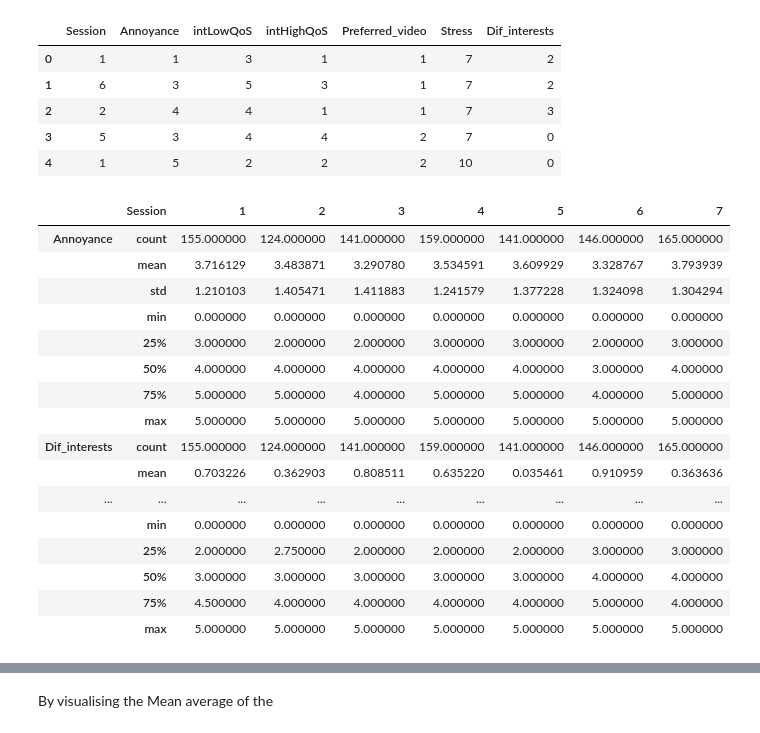
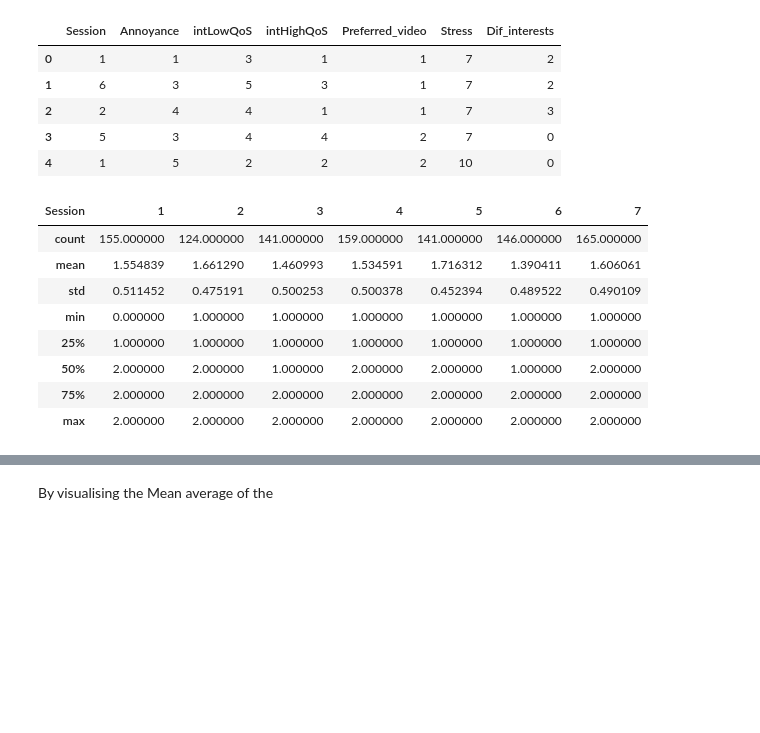
Before and after one commit to aliamin7/QoE-experiment-Data-Analysis, a Jupyter notebook: Data_Analysis.ipynb, the cells around one changed output, grey strips where cells are left out. Saved outputs shown, nothing was run; the diff lists cells and outputs as text; code cells hidden in the pictures; blank space fills up the shorter version.

```diff
--- a/Data_Analysis.ipynb
+++ b/Data_Analysis.ipynb
@@ -79,25 +90,18 @@ stats = qos_data.groupby("Session").describe()
 stats.to_csv('./Statistics1.csv')
 # %%
 # Show Stats related to each session
-qos_data_stats
+#for example prefered video
+qos_data_stats.loc["Preferred_video"]
 # %% [output]
-|  | Session | 1 | 2 | 3 | 4 | 5 | 6 | 7 |
-| Annoyance | count | 155.000000 | 124.000000 | 141.000000 | 159.000000 | 141.000000 | 146.000000 | 165.000000 |
-|  | mean | 3.716129 | 3.483871 | 3.290780 | 3.534591 | 3.609929 | 3.328767 | 3.793939 |
-|  | std | 1.210103 | 1.405471 | 1.411883 | 1.241579 | 1.377228 | 1.324098 | 1.304294 |
-|  | min | 0.000000 | 0.000000 | 0.000000 | 0.000000 | 0.000000 | 0.000000 | 0.000000 |
-|  | 25% | 3.000000 | 2.000000 | 2.000000 | 3.000000 | 3.000000 | 2.000000 | 3.000000 |
-|  | 50% | 4.000000 | 4.000000 | 4.000000 | 4.000000 | 4.000000 | 3.000000 | 4.000000 |
-|  | 75% | 5.000000 | 5.000000 | 4.000000 | 5.000000 | 5.000000 | 4.000000 | 5.000000 |
-|  | max | 5.000000 | 5.000000 | 5.000000 | 5.000000 | 5.000000 | 5.000000 | 5.000000 |
-| Dif_interests | count | 155.000000 | 124.000000 | 141.000000 | 159.000000 | 141.000000 | 146.000000 | 165.000000 |
-|  | mean | 0.703226 | 0.362903 | 0.808511 | 0.635220 | 0.035461 | 0.910959 | 0.363636 |
-| ... | ... | ... | ... | ... | ... | ... | ... | ... |
-|  | min | 0.000000 | 0.000000 | 0.000000 | 0.000000 | 0.000000 | 0.000000 | 0.000000 |
-|  | 25% | 2.000000 | 2.750000 | 2.000000 | 2.000000 | 2.000000 | 3.000000 | 3.000000 |
-|  | 50% | 3.000000 | 3.000000 | 3.000000 | 3.000000 | 3.000000 | 4.000000 | 4.000000 |
-|  | 75% | 4.500000 | 4.000000 | 4.000000 | 4.000000 | 4.000000 | 5.000000 | 4.000000 |
-|  | max | 5.000000 | 5.000000 | 5.000000 | 5.000000 | 5.000000 | 5.000000 | 5.000000 |
+| Session | 1 | 2 | 3 | 4 | 5 | 6 | 7 |
+| count | 155.000000 | 124.000000 | 141.000000 | 159.000000 | 141.000000 | 146.000000 | 165.000000 |
+| mean | 1.554839 | 1.661290 | 1.460993 | 1.534591 | 1.716312 | 1.390411 | 1.606061 |
+| std | 0.511452 | 0.475191 | 0.500253 | 0.500378 | 0.452394 | 0.489522 | 0.490109 |
+| min | 0.000000 | 1.000000 | 1.000000 | 1.000000 | 1.000000 | 1.000000 | 1.000000 |
+| 25% | 1.000000 | 1.000000 | 1.000000 | 1.000000 | 1.000000 | 1.000000 | 1.000000 |
+| 50% | 2.000000 | 2.000000 | 1.000000 | 2.000000 | 2.000000 | 1.000000 | 2.000000 |
+| 75% | 2.000000 | 2.000000 | 2.000000 | 2.000000 | 2.000000 | 2.000000 | 2.000000 |
+| max | 2.000000 | 2.000000 | 2.000000 | 2.000000 | 2.000000 | 2.000000 | 2.000000 |
 # %%
 # Collecting means
 
```
Also changed, not shown: parts of 20 cells of this notebook.
